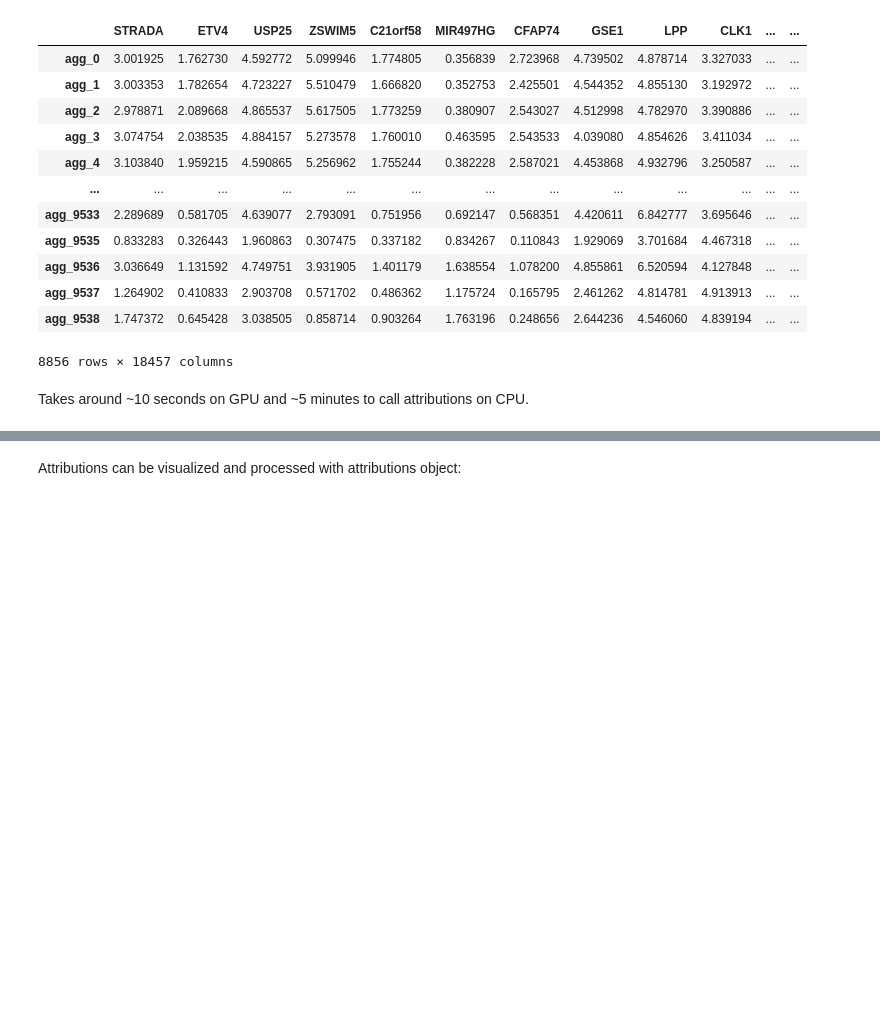
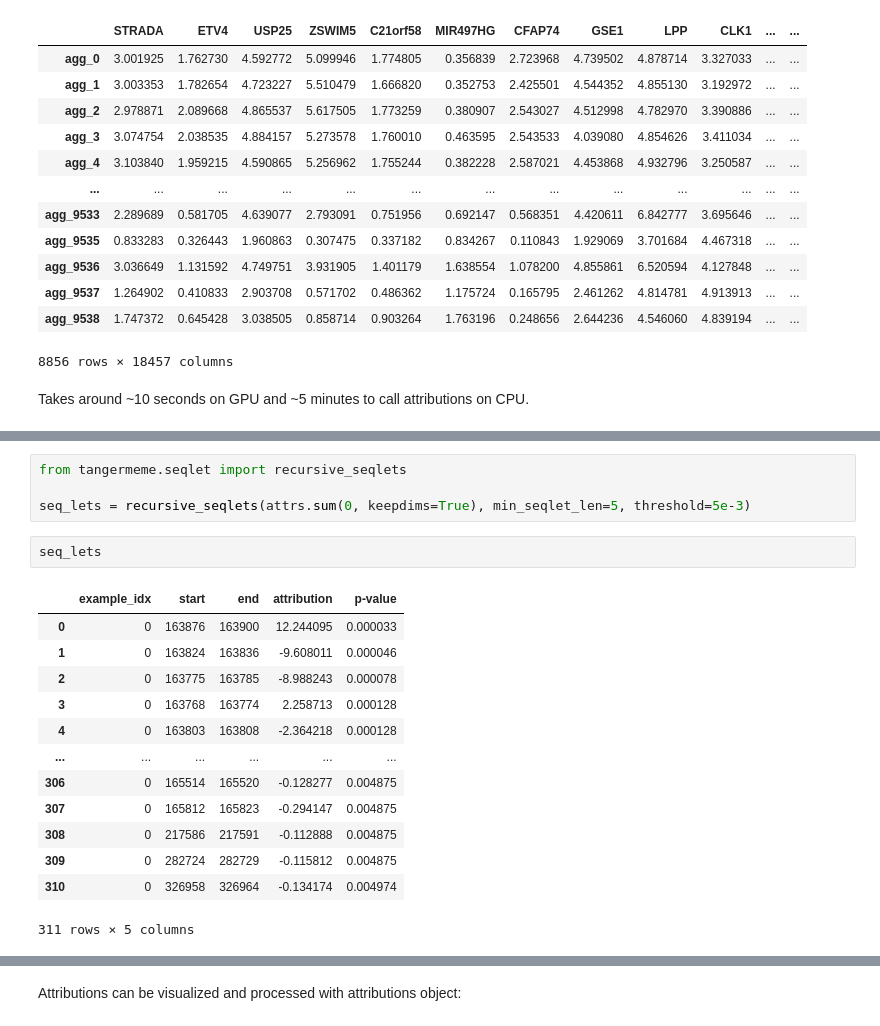
Before and after one commit to Genentech/decima, a Jupyter notebook: tutorials/1-attribution-motif-discovery.ipynb, the cells around one changed output, grey strips where cells are left out. Drawn from its saved outputs; the diff is of its cells as text; blank space fills up the shorter version.

```diff
--- a/tutorials/1-attribution-motif-discovery.ipynb
+++ b/tutorials/1-attribution-motif-discovery.ipynb
@@ -233,0 +274,20 @@ Takes around ~10 seconds on GPU and ~5 minutes to call attributions on CPU.
+# %%
+from tangermeme.seqlet import recursive_seqlets
+
+seq_lets = recursive_seqlets(attrs.sum(0, keepdims=True), min_seqlet_len=5, threshold=5e-3)
+# %%
+seq_lets
+# %% [output]
+|  | example_idx | start | end | attribution | p-value |
+| 0 | 0 | 163876 | 163900 | 12.244095 | 0.000033 |
+| 1 | 0 | 163824 | 163836 | -9.608011 | 0.000046 |
+| 2 | 0 | 163775 | 163785 | -8.988243 | 0.000078 |
+| 3 | 0 | 163768 | 163774 | 2.258713 | 0.000128 |
+| 4 | 0 | 163803 | 163808 | -2.364218 | 0.000128 |
+| ... | ... | ... | ... | ... | ... |
+| 306 | 0 | 165514 | 165520 | -0.128277 | 0.004875 |
+| 307 | 0 | 165812 | 165823 | -0.294147 | 0.004875 |
+| 308 | 0 | 217586 | 217591 | -0.112888 | 0.004875 |
+| 309 | 0 | 282724 | 282729 | -0.115812 | 0.004875 |
+| 310 | 0 | 326958 | 326964 | -0.134174 | 0.004974 |
+311 rows × 5 columns
```
Also changed, not shown: parts of 18 cells of this notebook, 12 other files.
